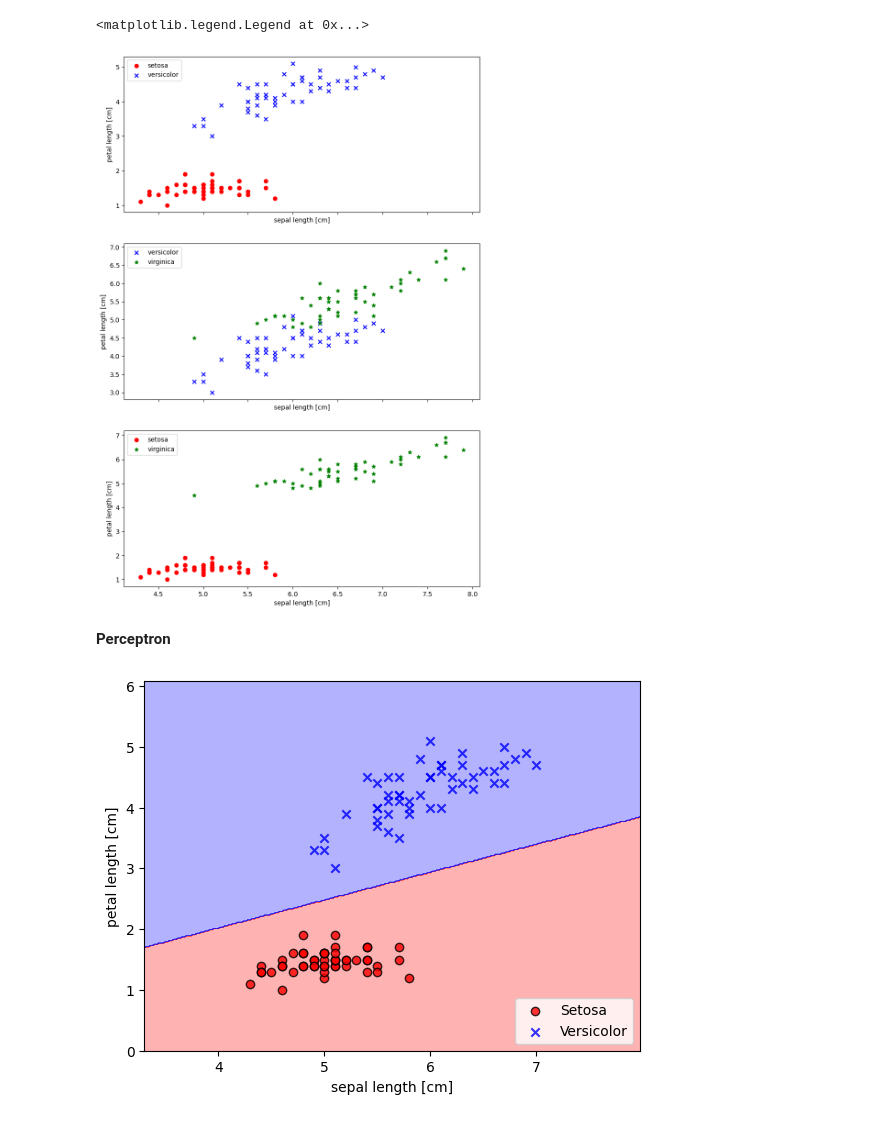
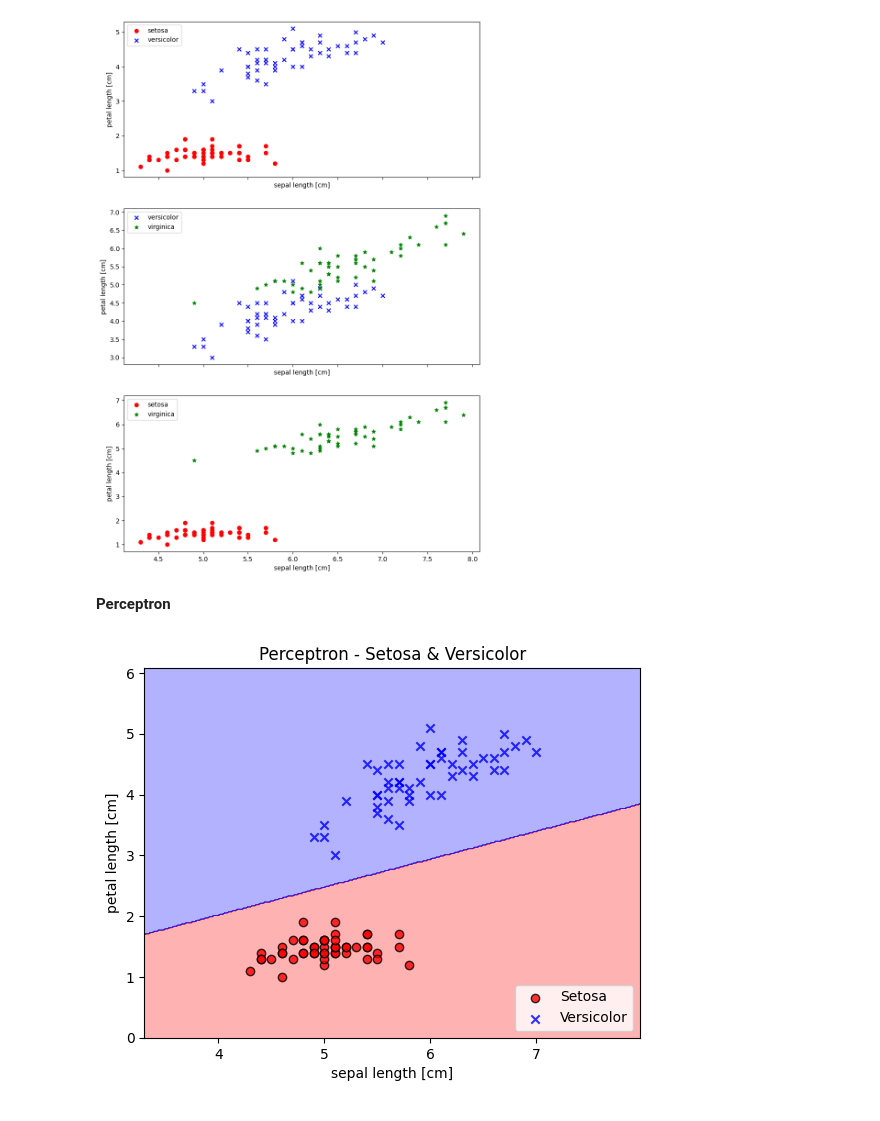
Before and after one commit to ander9991/CS-GY-6923-Machine-Learning, a Jupyter notebook: Steven_Granaturov_Assignment02.ipynb, the cells around one changed output. Drawn from its saved outputs; the diff is of its cells as text; code cells hidden in the pictures.

```diff
--- a/Steven_Granaturov_Assignment02.ipynb
+++ b/Steven_Granaturov_Assignment02.ipynb
@@ -111,8 +96,10 @@ ax[2].scatter(x2[:50, 0], x2[:50, 1],
 ax[2].set_xlabel(IrisFeatures[0])
 ax[2].set_ylabel(IrisFeatures[2])
 ax[2].legend(loc = 'upper left')
+
+pltColor = ('red', 'blue', 'green')
+pltShapes = ('o', 'x', '*')
 # %% [output]
-<matplotlib.legend.Legend at 0x...>
 [figure]
 # %% [markdown]
 **Perceptron**
@@ -139,31 +126,32 @@ def plot_decision_regions(X, y, classifier, resolution=0.02):
     x1_min, x1_max = X[:, 0].min() - 1, X[:, 0].max() + 1
     x2_min, x2_max = X[:, 1].min() - 1, X[:, 1].max() + 1
     xx1, xx2 = np.meshgrid(np.arange(x1_min, x1_max, resolution),
                            np.arange(x2_min, x2_max, resolution))
     Z = classifier.predict(np.array([xx1.ravel(), xx2.ravel()]).T)
     Z = Z.reshape(xx1.shape)
     plt.contourf(xx1, xx2, Z, alpha=0.3, cmap=cmap)
     plt.xlim(xx1.min(), xx1.max())
     plt.ylim(xx2.min(), xx2.max())
 
     # plot class examples
     for idx, cl in enumerate(np.unique(y)):
         plt.scatter(x=X[y == cl, 0],
                     y=X[y == cl, 1],
                     alpha=0.8,
                     c=colors[idx],
                     marker=markers[idx],
                     label=cl,
                     edgecolor='black')
 plot_decision_regions(X_percep1, y_percep1, classifier=perceptron_model)
+plt.title('Perceptron - Setosa & Versicolor')
 plt.xlabel('sepal length [cm]')
 plt.ylabel('petal length [cm]')
 
 L = plt.legend(loc = 'lower right')
 L.get_texts()[0].set_text("Setosa")
 L.get_texts()[1].set_text("Versicolor")
 
 # plt.savefig('images/02_08.png', dpi=300)
 plt.show()
 # %% [output]
-[figure, old version]
+[figure, new version]
```
Also changed, not shown: parts of 11 cells of this notebook.
